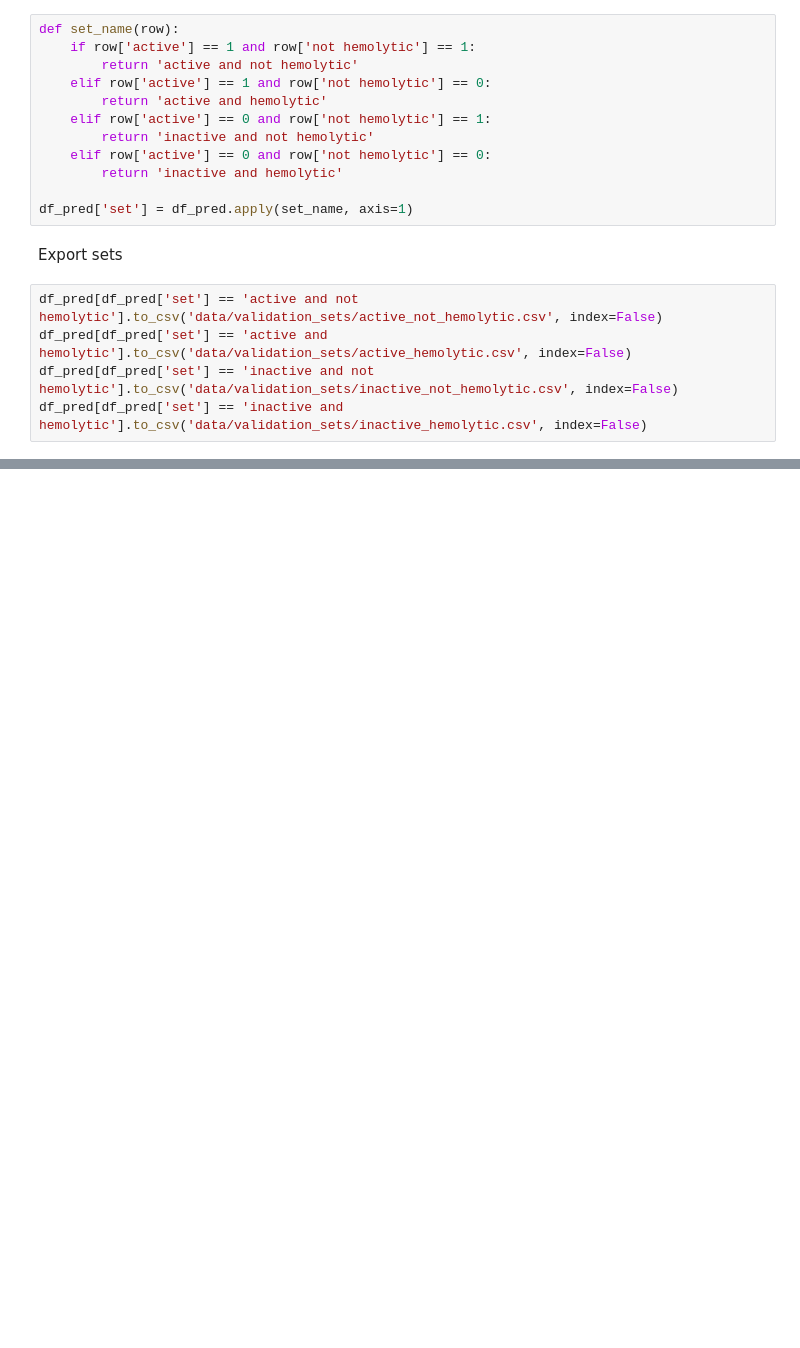
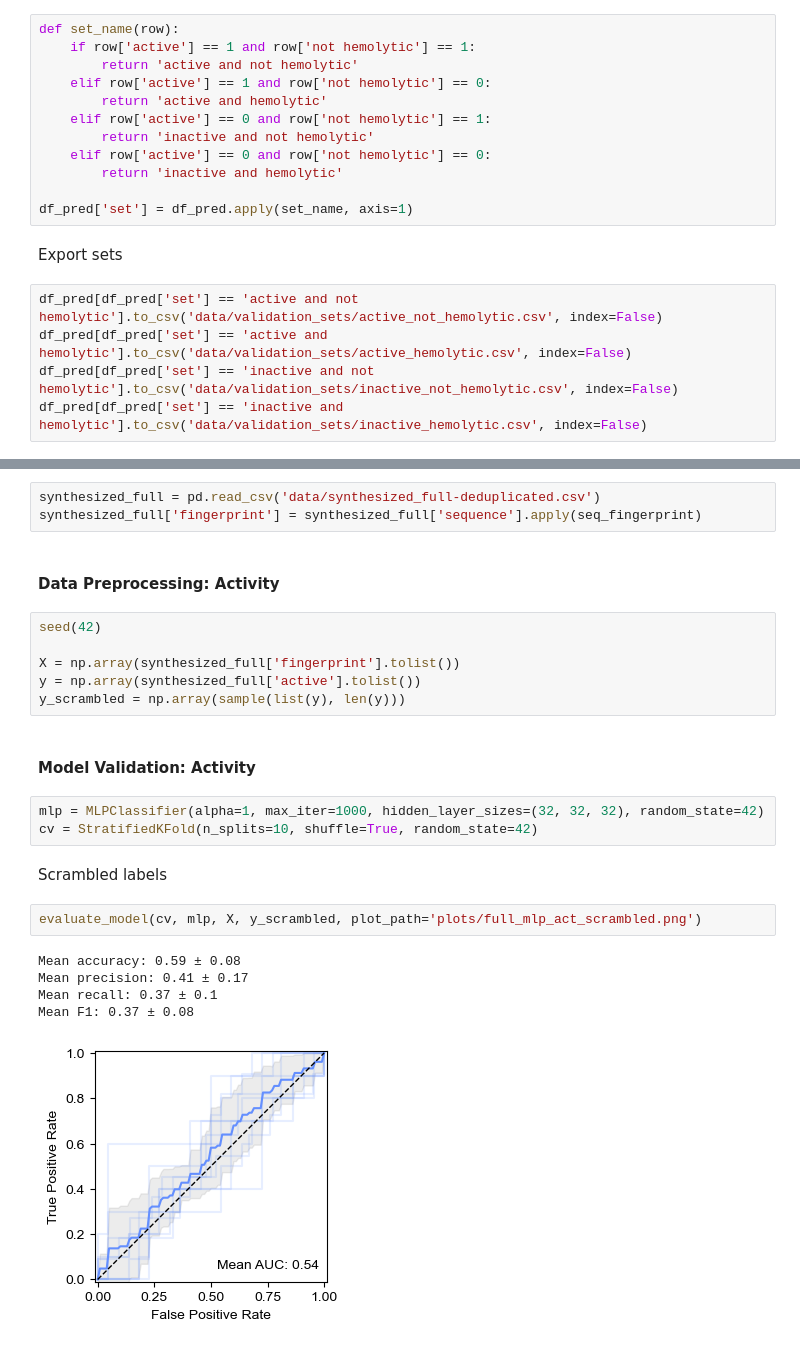
Before and after one commit to MaedehDarsaraee/ln65-stereoisomer-ML, a Jupyter notebook: 01_model_eval.ipynb, the cells around one changed output, grey strips where cells are left out. Saved outputs shown, nothing was run; the diff lists cells and outputs as text; blank space fills up the shorter version.

Commit message:
Add full model (321) training and evaluation to 01_model_eval

```diff
--- a/01_model_eval.ipynb
+++ b/01_model_eval.ipynb
@@ -242,0 +249,26 @@ df_pred[df_pred['set'] == 'inactive and hemolytic'].to_csv('data/validation_sets
+# %%
+synthesized_full = pd.read_csv('data/synthesized_full-deduplicated.csv')
+synthesized_full['fingerprint'] = synthesized_full['sequence'].apply(seq_fingerprint)
+# %% [markdown]
+#### Data Preprocessing: Activity
+# %%
+seed(42)
+
+X = np.array(synthesized_full['fingerprint'].tolist())
+y = np.array(synthesized_full['active'].tolist())
+y_scrambled = np.array(sample(list(y), len(y)))
+# %% [markdown]
+#### Model Validation: Activity
+# %%
+mlp = MLPClassifier(alpha=1, max_iter=1000, hidden_layer_sizes=(32, 32, 32), random_state=42)
+cv = StratifiedKFold(n_splits=10, shuffle=True, random_state=42)
+# %% [markdown]
+Scrambled labels
+# %%
+evaluate_model(cv, mlp, X, y_scrambled, plot_path='plots/full_mlp_act_scrambled.png')
+# %% [output]
+Mean accuracy: 0.59 ± 0.08
+Mean precision: 0.41 ± 0.17
+Mean recall: 0.37 ± 0.1
+Mean F1: 0.37 ± 0.08
+[figure, added]
```
Also changed, not shown: parts of 20 cells of this notebook, 15 other files.
